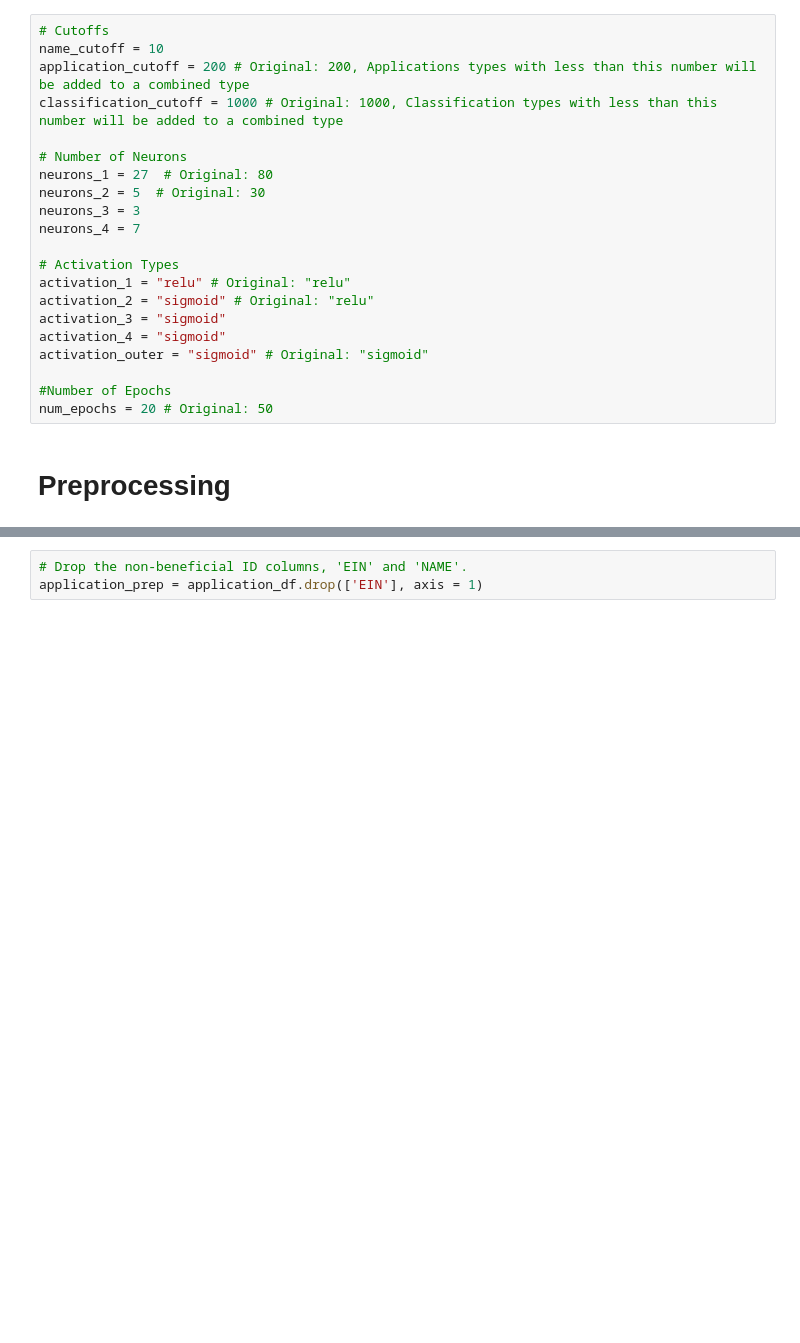
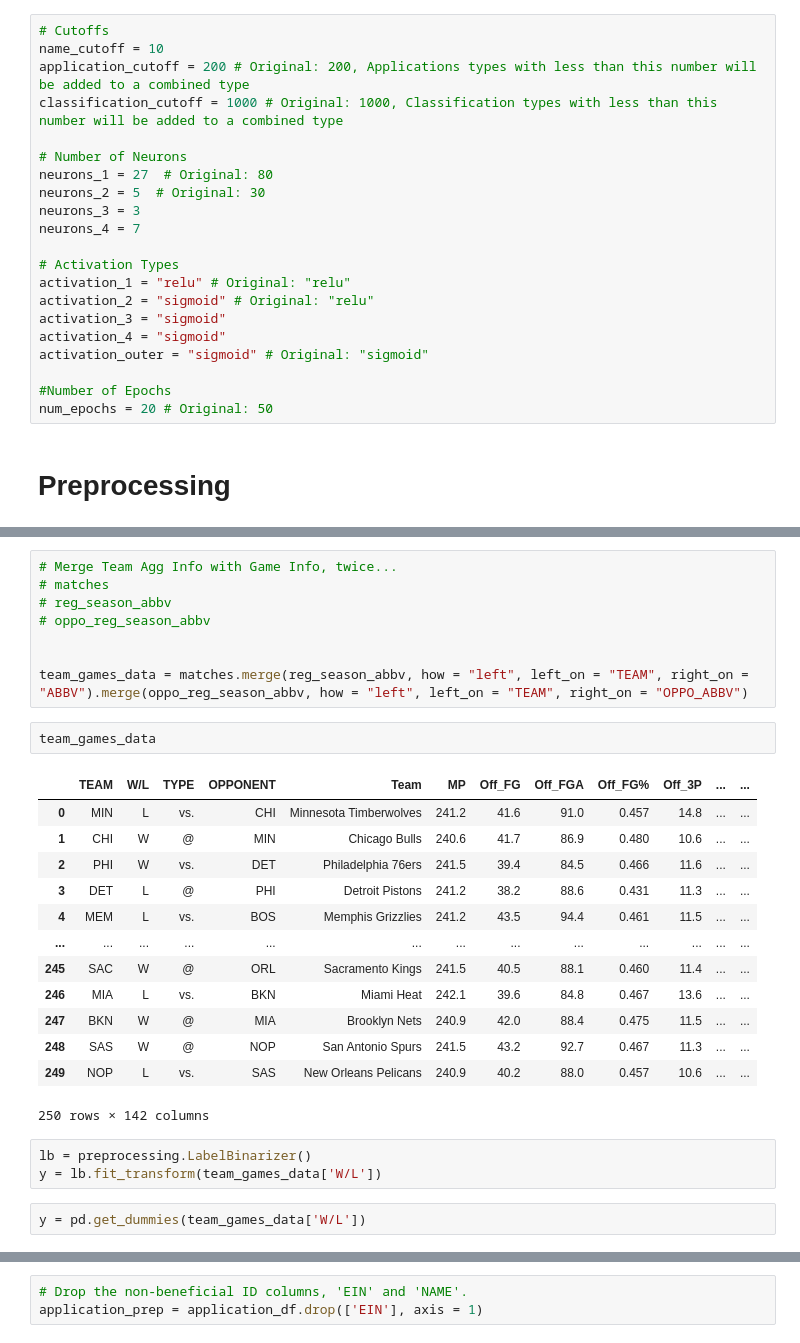
Before and after one commit to emeralddawns/NBA-Prediction-NN, a Jupyter notebook: NBA_Analysis.ipynb, the cells around one changed output, grey strips where cells are left out. Saved outputs shown, nothing was run; the diff lists cells and outputs as text; blank space fills up the shorter version.

```diff
--- a/NBA_Analysis.ipynb
+++ b/NBA_Analysis.ipynb
@@ -66,0 +190,29 @@ application_df.dtypes
+# %%
+# Merge Team Agg Info with Game Info, twice...
+# matches
+# reg_season_abbv
+# oppo_reg_season_abbv
+
+
+team_games_data = matches.merge(reg_season_abbv, how = "left", left_on = "TEAM", right_on = "ABBV").merge(oppo_reg_season_abbv, how = "left", left_on = "TEAM", right_on = "OPPO_ABBV")
+# %%
+team_games_data
+# %% [output]
+|  | TEAM | W/L | TYPE | OPPONENT | Team | MP | Off_FG | Off_FGA | Off_FG% | Off_3P | ... | ... |
+| 0 | MIN | L | vs. | CHI | Minnesota Timberwolves | 241.2 | 41.6 | 91.0 | 0.457 | 14.8 | ... | ... |
+| 1 | CHI | W | @ | MIN | Chicago Bulls | 240.6 | 41.7 | 86.9 | 0.480 | 10.6 | ... | ... |
+| 2 | PHI | W | vs. | DET | Philadelphia 76ers | 241.5 | 39.4 | 84.5 | 0.466 | 11.6 | ... | ... |
+| 3 | DET | L | @ | PHI | Detroit Pistons | 241.2 | 38.2 | 88.6 | 0.431 | 11.3 | ... | ... |
+| 4 | MEM | L | vs. | BOS | Memphis Grizzlies | 241.2 | 43.5 | 94.4 | 0.461 | 11.5 | ... | ... |
+| ... | ... | ... | ... | ... | ... | ... | ... | ... | ... | ... | ... | ... |
+| 245 | SAC | W | @ | ORL | Sacramento Kings | 241.5 | 40.5 | 88.1 | 0.460 | 11.4 | ... | ... |
+| 246 | MIA | L | vs. | BKN | Miami Heat | 242.1 | 39.6 | 84.8 | 0.467 | 13.6 | ... | ... |
+| 247 | BKN | W | @ | MIA | Brooklyn Nets | 240.9 | 42.0 | 88.4 | 0.475 | 11.5 | ... | ... |
+| 248 | SAS | W | @ | NOP | San Antonio Spurs | 241.5 | 43.2 | 92.7 | 0.467 | 11.3 | ... | ... |
+| 249 | NOP | L | vs. | SAS | New Orleans Pelicans | 240.9 | 40.2 | 88.0 | 0.457 | 10.6 | ... | ... |
+250 rows × 142 columns
+# %%
+lb = preprocessing.LabelBinarizer()
+y = lb.fit_transform(team_games_data['W/L'])
+# %%
+y = pd.get_dummies(team_games_data['W/L'])
```
Also changed, not shown: parts of 41 cells of this notebook.
